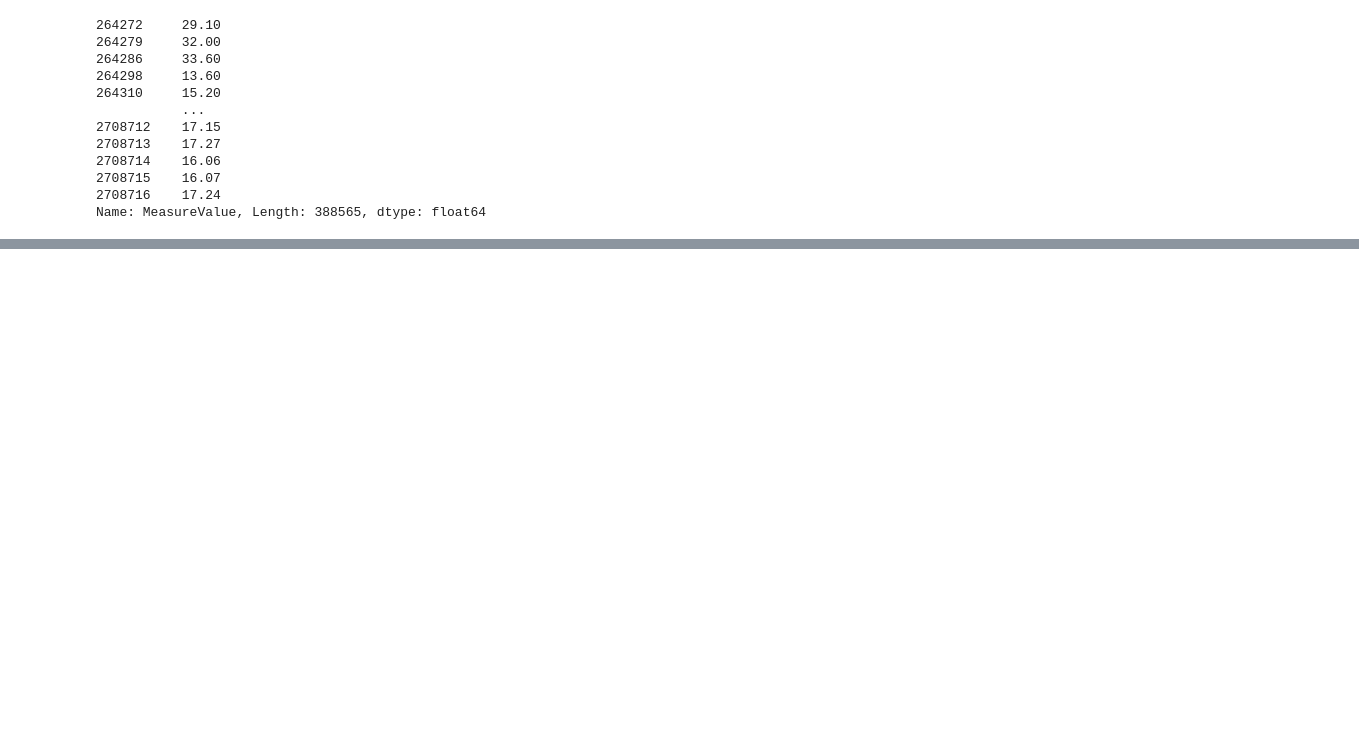
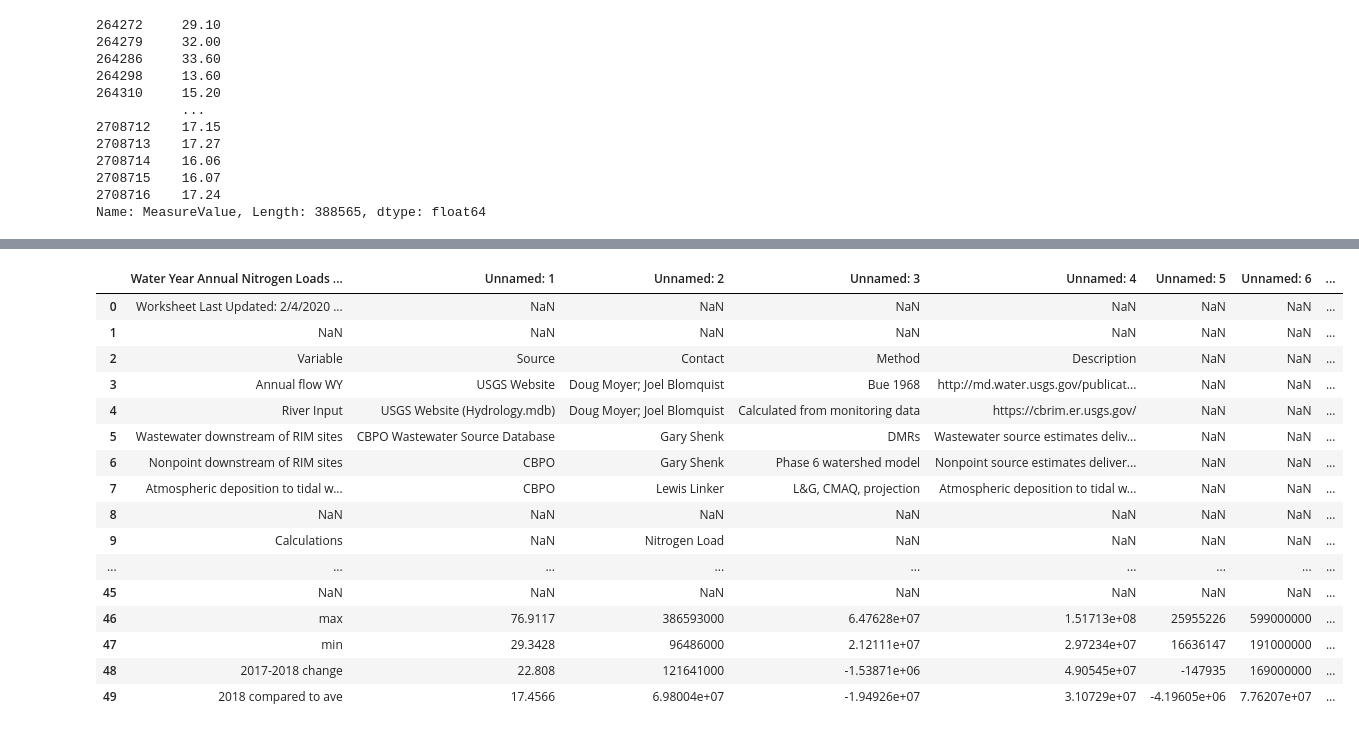
Before and after one commit to Bryan-Lange/Hack-the-Bay-Project, a Jupyter notebook: notebooks/dataload.ipynb, the cells around one changed output, grey strips where cells are left out. Drawn from its saved outputs; the diff is of its cells as text; code cells hidden in the pictures; blank space fills up the shorter version.

```diff
--- a/notebooks/dataload.ipynb
+++ b/notebooks/dataload.ipynb
@@ -252,0 +267,2 @@ Name: MeasureValue, Length: 388565, dtype: float64
+# %%
+nit_phos_sent = pd.read_excel(r"C:\Users\blang\Desktop\data\Data_2018_N_P_S_Loads_and_River_Flow.xlsx")
@@ -252,0 +281,20 @@ Name: MeasureValue, Length: 388565, dtype: float64
+# %%
+nit_phos_sent
+# %% [output]
+|  | Water Year Annual Nitrogen Loads ... | Unnamed: 1 | Unnamed: 2 | Unnamed: 3 | Unnamed: 4 | Unnamed: 5 | Unnamed: 6 | ... |
+| 0 | Worksheet Last Updated: 2/4/2020 ... | NaN | NaN | NaN | NaN | NaN | NaN | ... |
+| 1 | NaN | NaN | NaN | NaN | NaN | NaN | NaN | ... |
+| 2 | Variable | Source | Contact | Method | Description | NaN | NaN | ... |
+| 3 | Annual flow WY | USGS Website | Doug Moyer; Joel Blomquist | Bue 1968 | http://md.water.usgs.gov/publicat... | NaN | NaN | ... |
+| 4 | River Input | USGS Website (Hydrology.mdb) | Doug Moyer; Joel Blomquist | Calculated from monitoring data | https://cbrim.er.usgs.gov/ | NaN | NaN | ... |
+| 5 | Wastewater downstream of RIM sites | CBPO Wastewater Source Database | Gary Shenk | DMRs | Wastewater source estimates deliv... | NaN | NaN | ... |
+| 6 | Nonpoint downstream of RIM sites | CBPO | Gary Shenk | Phase 6 watershed model | Nonpoint source estimates deliver... | NaN | NaN | ... |
+| 7 | Atmospheric deposition to tidal w... | CBPO | Lewis Linker | L&G, CMAQ, projection | Atmospheric deposition to tidal w... | NaN | NaN | ... |
+| 8 | NaN | NaN | NaN | NaN | NaN | NaN | NaN | ... |
+| 9 | Calculations | NaN | Nitrogen Load | NaN | NaN | NaN | NaN | ... |
+| ... | ... | ... | ... | ... | ... | ... | ... | ... |
+| 45 | NaN | NaN | NaN | NaN | NaN | NaN | NaN | ... |
+| 46 | max | 76.9117 | 386593000 | 6.47628e+07 | 1.51713e+08 | 25955226 | 599000000 | ... |
+| 47 | min | 29.3428 | 96486000 | 2.12111e+07 | 2.97234e+07 | 16636147 | 191000000 | ... |
+| 48 | 2017-2018 change | 22.808 | 121641000 | -1.53871e+06 | 4.90545e+07 | -147935 | 169000000 | ... |
+| 49 | 2018 compared to ave | 17.4566 | 6.98004e+07 | -1.94926e+07 | 3.10729e+07 | -4.19605e+06 | 7.76207e+07 | ... |
```
Also changed, not shown: parts of 12 cells of this notebook.
